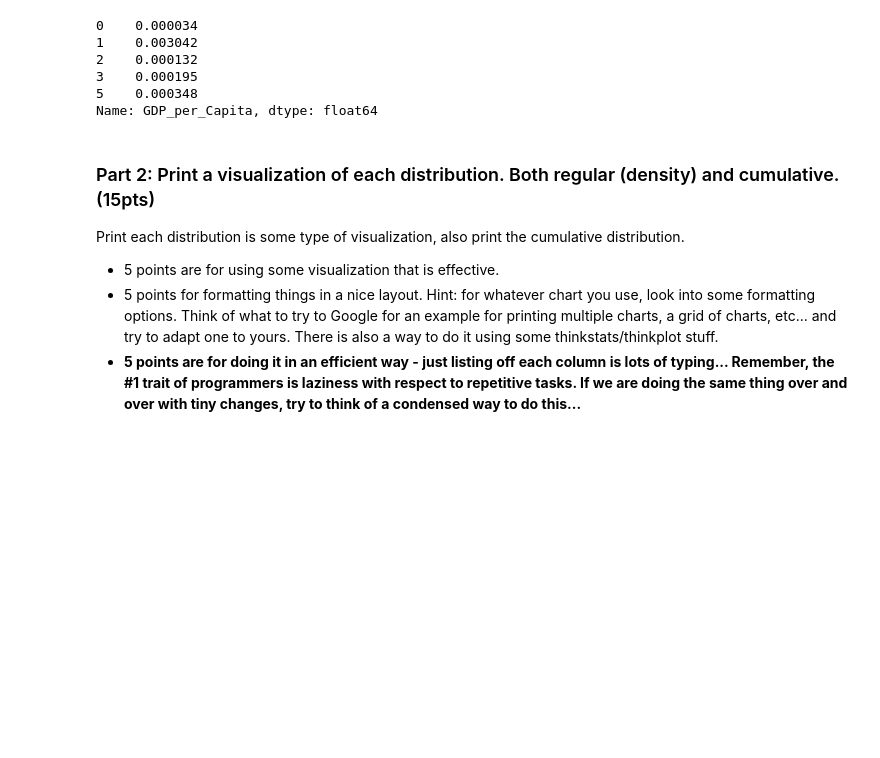
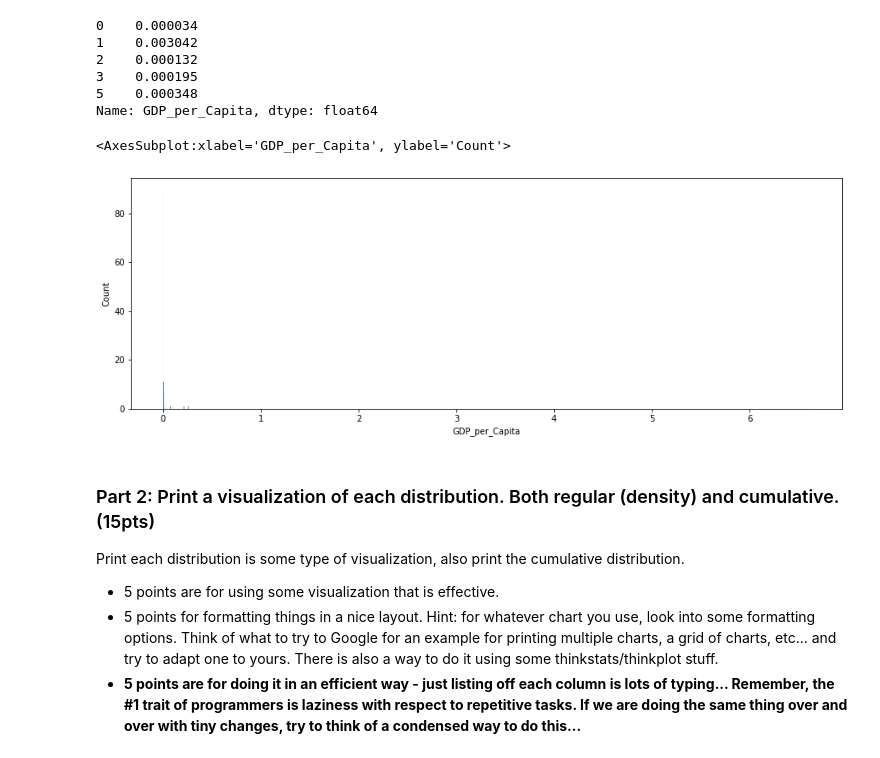
Before and after one commit to SidhST12/BSIP_Assignment_2_Students, a Jupyter notebook: stats_asn_2_start.ipynb, the cells around one changed output. Cells and saved outputs as stored; diff of their text form; code cells hidden in the pictures; blank space fills up the shorter version.

```diff
--- a/stats_asn_2_start.ipynb
+++ b/stats_asn_2_start.ipynb
@@ -80,6 +82,11 @@ df_p.head()
 3    0.000195
 5    0.000348
 Name: GDP_per_Capita, dtype: float64
+# %%
+sns.histplot(df_p)
+# %% [output]
+<AxesSubplot:xlabel='GDP_per_Capita', ylabel='Count'>
+[figure, added]
 # %% [markdown]
 ### Part 2: Print a visualization of each distribution. Both regular (density) and cumulative. (15pts)
 
```
Also changed, not shown: parts of 13 cells of this notebook.
